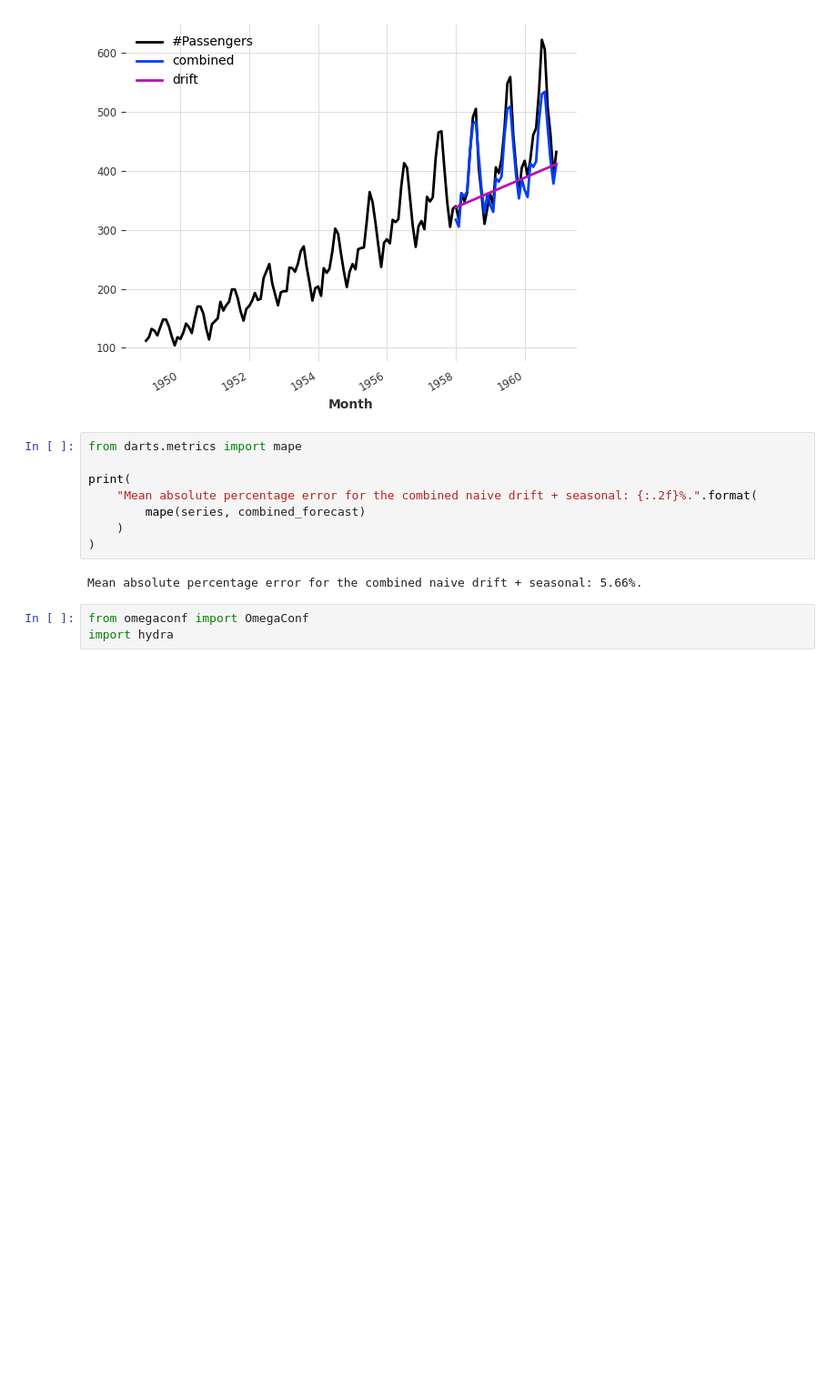
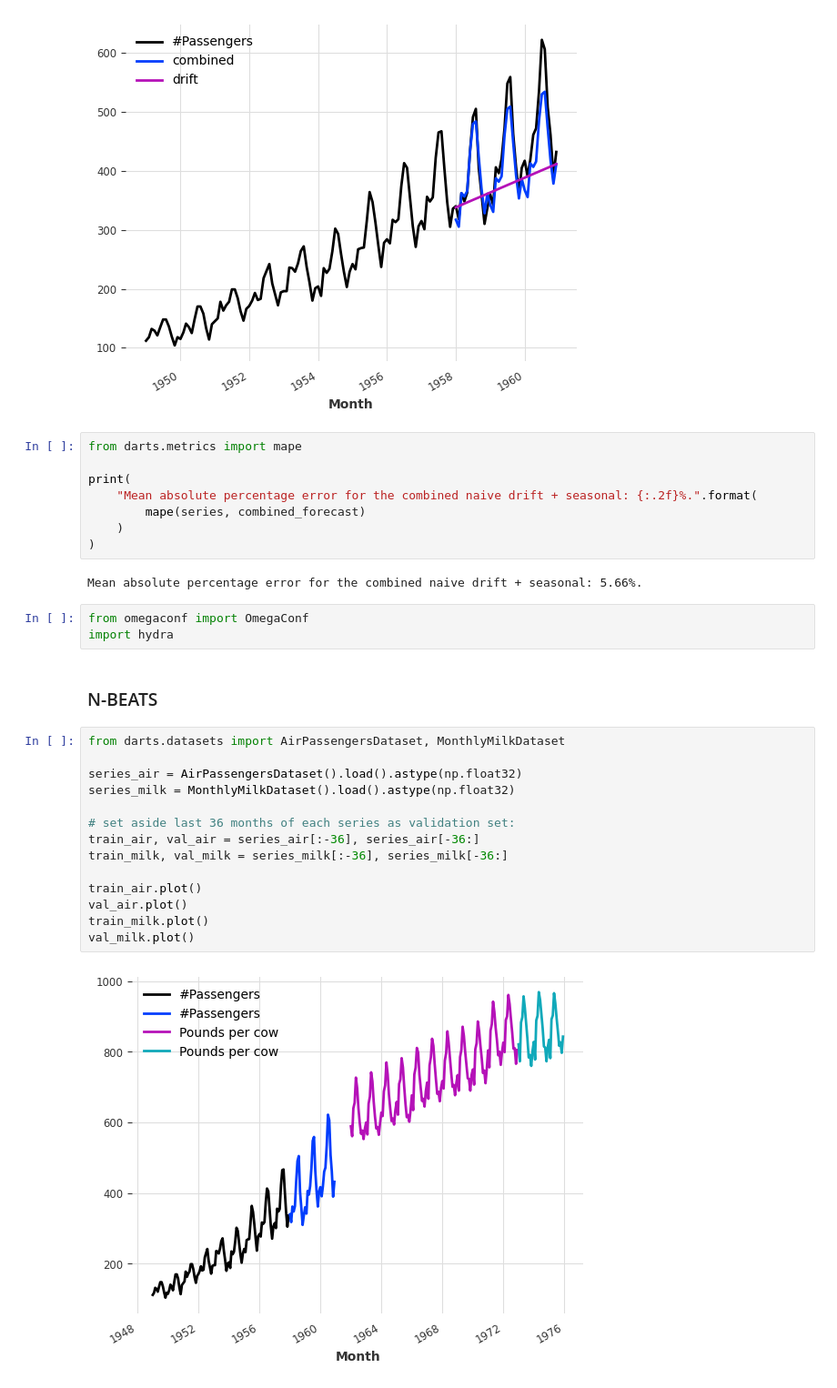
Before and after one commit to MahdiGilany/ts_snr, a Jupyter notebook: notebooks/1_Darts_test_Mahdi_23_5.ipynb, the cells around one changed output. Shown at 91% size. Cells and saved outputs as stored; diff of their text form; blank space fills up the shorter version.

Commit message:
ready to train nbeats on airpassengers at different snr

```diff
--- a/notebooks/1_Darts_test_Mahdi_23_5.ipynb
+++ b/notebooks/1_Darts_test_Mahdi_23_5.ipynb
@@ -102,3 +102,21 @@ Mean absolute percentage error for the combined naive drift + seasonal: 5.66%.
 # %%
 from omegaconf import OmegaConf
 import hydra
+# %% [markdown]
+### N-BEATS
+# %%
+from darts.datasets import AirPassengersDataset, MonthlyMilkDataset
+
+series_air = AirPassengersDataset().load().astype(np.float32)
+series_milk = MonthlyMilkDataset().load().astype(np.float32)
+
+# set aside last 36 months of each series as validation set:
+train_air, val_air = series_air[:-36], series_air[-36:]
+train_milk, val_milk = series_milk[:-36], series_milk[-36:]
+
+train_air.plot()
+val_air.plot()
+train_milk.plot()
+val_milk.plot()
+# %% [output]
+[figure, added]
```
Also changed, not shown: parts of 14 cells of this notebook, 24 other files.
